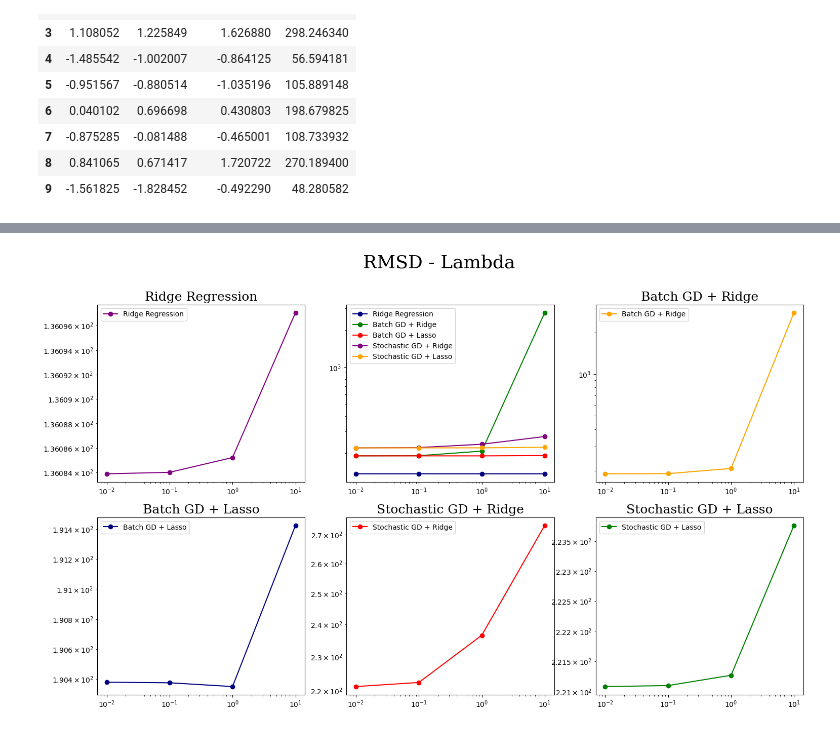
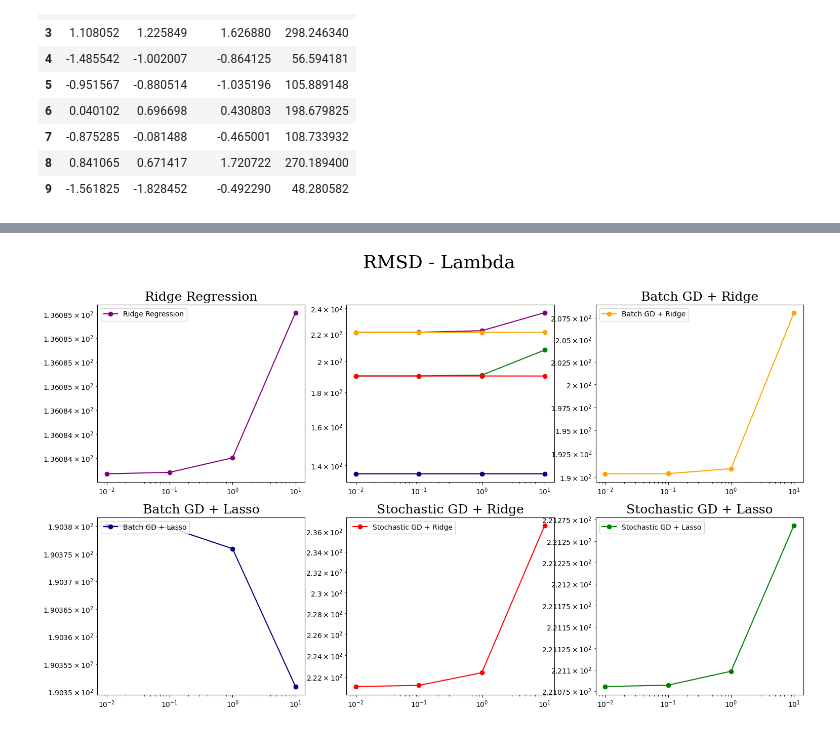
Before and after one commit to R-m1n/SBU, a Jupyter notebook: Machine Learning/assignment-b-2.ipynb, the cells around one changed output, grey strips where cells are left out. Saved outputs shown, nothing was run; the diff lists cells and outputs as text; code cells hidden in the pictures.

```diff
--- a/Machine Learning/assignment-b-2.ipynb
+++ b/Machine Learning/assignment-b-2.ipynb
@@ -51,7 +51,7 @@ data_loader.head(10)
 # %%
 learning_methods = ["CF", "GD-r", "GD-l", "SGD-r", "SGD-l"]
 
-lambdas = [0.01, 0.1, 1, 10]
+lambdas = [0.001, 0.01, 0.1, 1]
 # %%
 rmsd_values = {method: [] for method in learning_methods}
 
@@ -59,8 +59,8 @@ for scale in lambdas:
     cf = RidgeRegression(lambda_=scale)
     gd_r = BatchRegression()
     gd_l = BatchRegression()
-    sgd_r = Regression()
-    sgd_l = Regression()
+    sgd_r = StochasticRegression()
+    sgd_l = StochasticRegression()
 
     _, cf_val_rmsd = cf.train(data_loader)
 
@@ -94,0 +95,16 @@ table
+# %%
+fig, ax = plt.subplots(figsize=(10, 8))
+
+cax = ax.matshow(table, cmap='viridis', norm=colors.LogNorm())
+
+ax.grid(True, which='both', color='white', linewidth=0.5)
+
+fig.colorbar(cax, label='RMSD')
+
+plt.xticks(np.arange(len(lambdas)), lambdas)
+plt.yticks(np.arange(len(learning_methods)),learning_methods)
+
+plt.xlabel('Lambda')
+plt.ylabel('Method')
+
+plt.show()
@@ -96,35 +114,40 @@ table
 fig, axs = plt.subplots(2, 3, figsize=(18, 10))
 
 axs = axs.flatten()
 
 axs[0].plot(lambdas, rmsd_values["CF"], color="purple", label="Ridge Regression", marker="o")
 axs[0].set_title("Ridge Regression", size=18, family="serif")
+axs[0].legend(loc = "upper left")
 
 axs[1].plot(lambdas, rmsd_values["CF"], color="navy", label="Ridge Regression", marker="o")
 axs[1].plot(lambdas, rmsd_values["GD-r"], color="green", label="Batch GD + Ridge", marker="o")
 axs[1].plot(lambdas, rmsd_values["GD-l"], color="red", label="Batch GD + Lasso", marker="o")
 axs[1].plot(lambdas, rmsd_values["SGD-r"], color="purple", label="Stochastic GD + Ridge", marker="o")
 axs[1].plot(lambdas, rmsd_values["SGD-l"], color="orange", label="Stochastic GD + Lasso", marker="o")
 
 axs[2].plot(lambdas, rmsd_values["GD-r"], color="orange", label="Batch GD + Ridge", marker="o")
 axs[2].set_title("Batch GD + Ridge", size=18, family="serif")
+axs[2].legend(loc = "upper left")
 
 axs[3].plot(lambdas, rmsd_values["GD-l"], color="navy", label="Batch GD + Lasso", marker="o")
 axs[3].set_title("Batch GD + Lasso", size=18, family="serif")
+axs[3].legend(loc = "upper left")
 
 axs[4].plot(lambdas, rmsd_values["SGD-r"], color="red", label="Stochastic GD + Ridge", marker="o")
 axs[4].set_title("Stochastic GD + Ridge", size=18, family="serif")
+axs[4].legend(loc = "upper left")
 
 axs[5].plot(lambdas, rmsd_values["SGD-l"], color="green", label="Stochastic GD + Lasso", marker="o")
 axs[5].set_title("Stochastic GD + Lasso", size=18, family="serif")
+axs[5].legend(loc = "upper left")
+
+for ax in axs:
+    ax.set_xscale("log")
+    ax.set_yscale("log")
 
 fig.suptitle("RMSD - Lambda", size=26, family="serif")
 
-for ax in axs:
-    ax.legend(loc = "upper left")
-    ax.set_xscale("log")
-    ax.set_yscale("log")
 
 plt.show()
 # %% [output]
-[figure, old version]
+[figure, new version]
```
Also changed, not shown: parts of 4 cells of this notebook, 1 other file.
